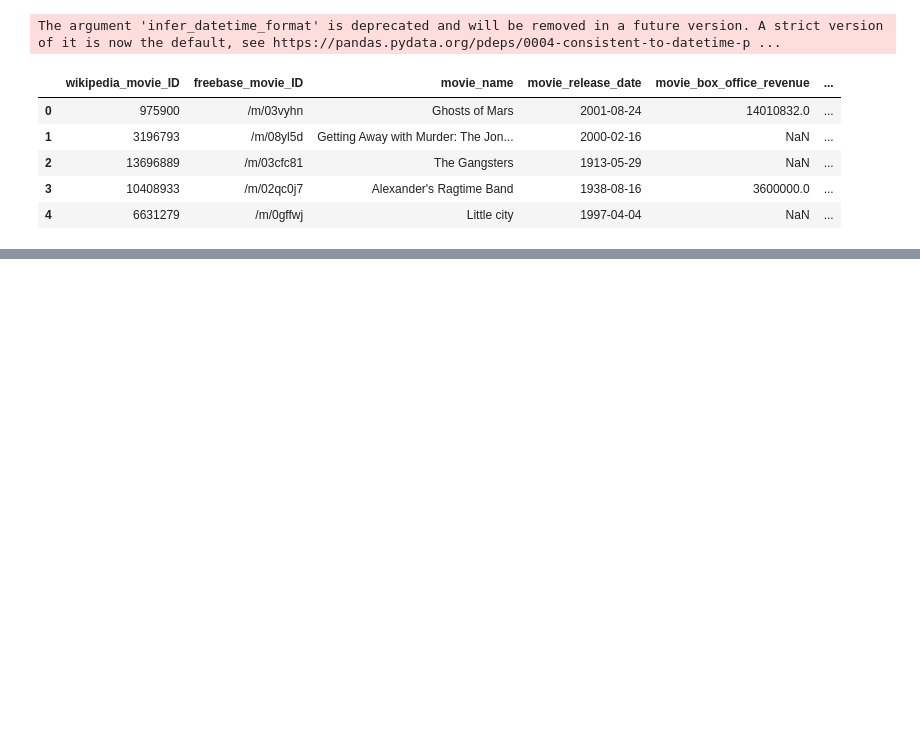
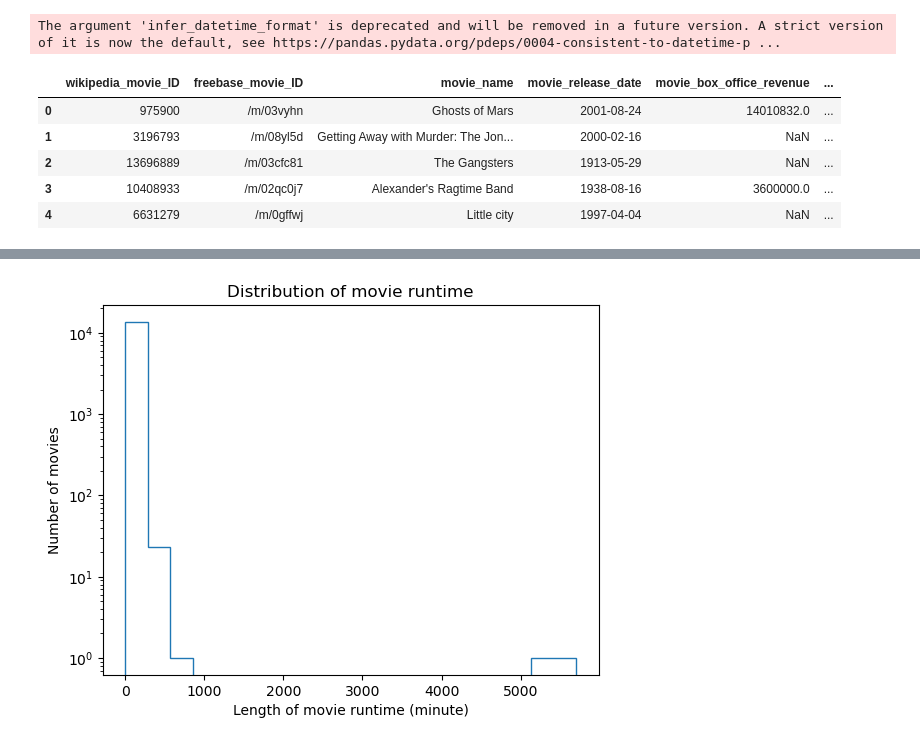
Before and after one commit to epfl-ada/ada-2023-project-zalix, a Jupyter notebook: xiyu.ipynb, the cells around one changed output, grey strips where cells are left out. Saved outputs shown, nothing was run; the diff lists cells and outputs as text; code cells hidden in the pictures; blank space fills up the shorter version.

```diff
--- a/xiyu.ipynb
+++ b/xiyu.ipynb
@@ -278,0 +162,6 @@ movies.head()
+# %%
+#duration
+#the distribution of runtime and its correlation with rating
+print(movies[["movie_runtime", "averageRating"]].count())
+duration = movies[["movie_runtime", "averageRating"]].dropna()
+duration.count()
@@ -278,0 +175,9 @@ movies.head()
+# %%
+# histogram plot without removing outliers
+plt.hist(duration["movie_runtime"], histtype="step", log=True, bins=20)
+plt.title("Distribution of movie runtime")
+plt.xlabel("Length of movie runtime (minute)")
+plt.ylabel("Number of movies")
+plt.show()
+# %% [output]
+[figure, added]
```
Also changed, not shown: parts of 5 cells of this notebook.
